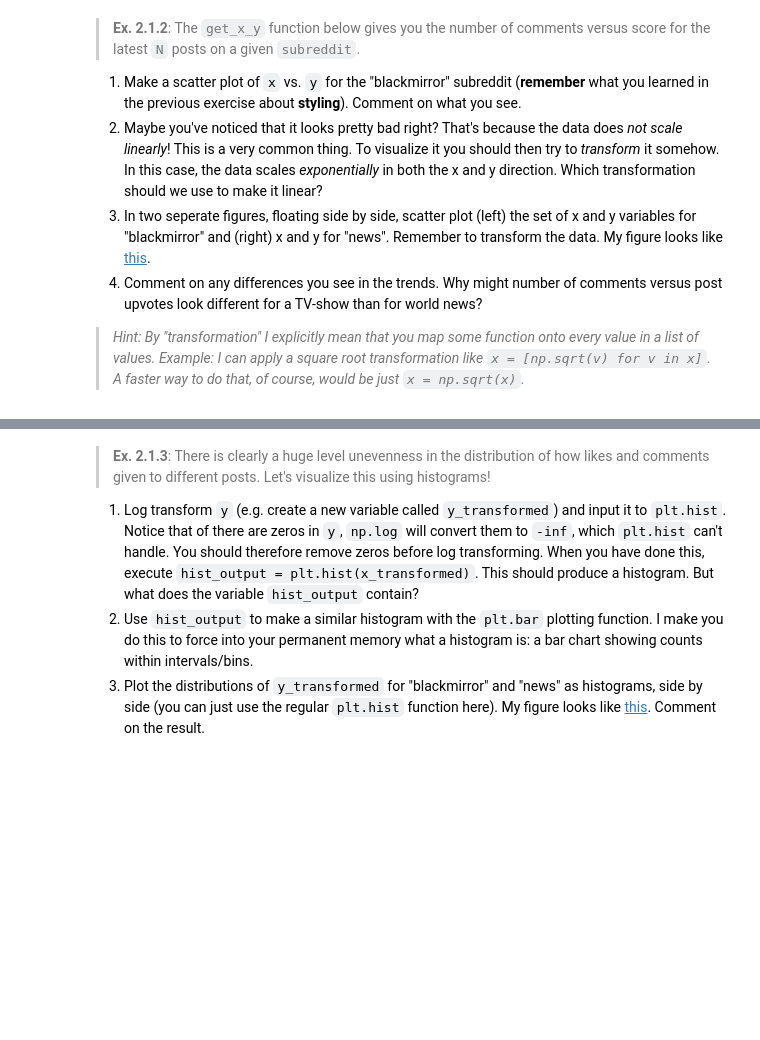
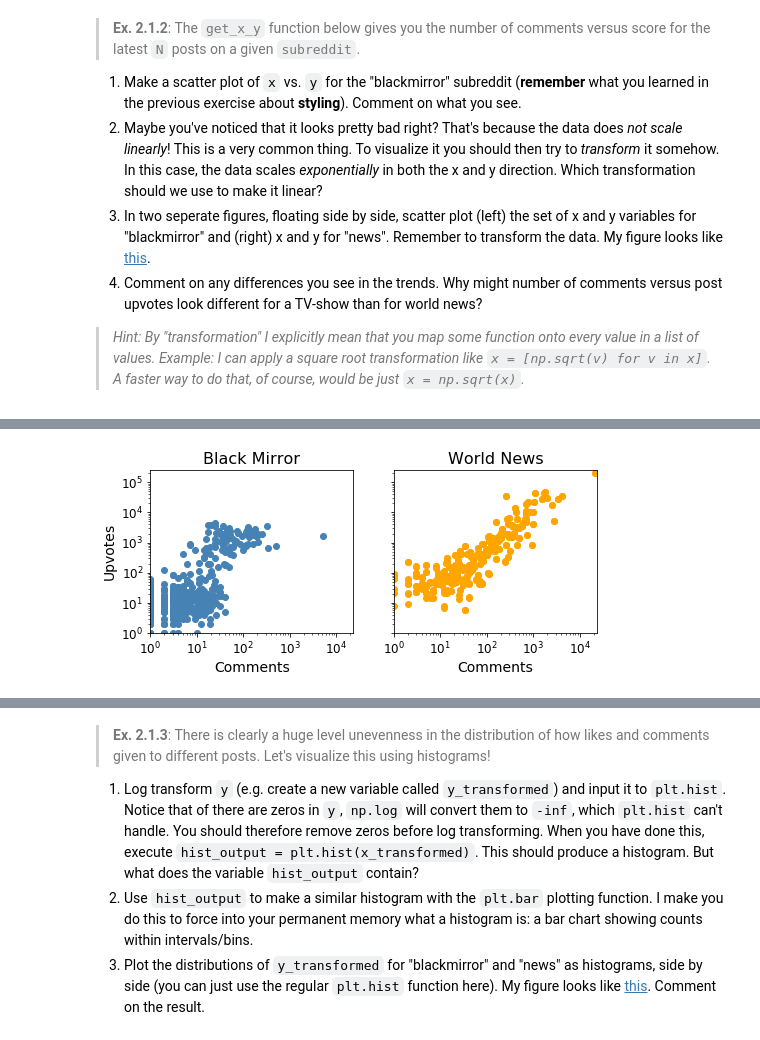
Before and after one commit to ulfaslak/practical_data_science, a Jupyter notebook: exercises/exercises_week2.ipynb, the cells around one changed output, grey strips where cells are left out. Drawn from its saved outputs; the diff is of its cells as text; code cells hidden in the pictures; blank space fills up the shorter version.

```diff
--- a/exercises/exercises_week2.ipynb
+++ b/exercises/exercises_week2.ipynb
@@ -65,0 +125,3 @@ x, y = get_x_y("blackmirror", 500, count=25)
+# %%
+# Collect the news data. I do this in a seperate cell, because it takes some time.
+x_news, y_news = get_x_y("news", 500, count=25)
@@ -65,0 +149,39 @@ x, y = get_x_y("blackmirror", 500, count=25)
+# %%
+# Import matplotlib so we can globally set ticksizes
+import matplotlib as mpl
+
+# Set tick-sizes
+mpl.rc('xtick', labelsize=12)
+mpl.rc('ytick', labelsize=12)
+
+# Instantiate the figure as `plt.subplots`. Specify that there should be
+# one row and two columns, and that subplots should share x and y-axes.
+fig, ax = plt.subplots(1, 2, figsize=(8, 3), sharex=True, sharey=True)
+
+# Set subplot titles
+ax[0].set_title("Black Mirror", fontsize=16)
+ax[1].set_title("World News", fontsize=16)
+
+# Set axis labels. Don't include y-axis label on the right plot because
+# y-axes are shared
+ax[0].set_xlabel("Comments", fontsize=14)
+ax[1].set_xlabel("Comments", fontsize=14)
+ax[0].set_ylabel("Upvotes", fontsize=14)
+
+# Make scatter plots
+ax[0].scatter(x, y, c="steelblue")
+ax[1].scatter(x_news, y_news, c="orange")
+
+# Log scale axes. Only necessary to do it on one of the plots because axes
+# are shared
+ax[0].set_xscale("log")
+ax[0].set_yscale("log")
+
+# Set x and y limits. Also only necessary on one plot because of axis sharing
+ax[0].set_xlim(1)
+ax[0].set_ylim(1)
+
+# Render and close
+plt.savefig("../plots/ex2.1.2.3.pdf", bbox_inches='tight')
+# %% [output]
+[figure, added]
```
Also changed, not shown: parts of 90 cells of this notebook, 1 other file.
